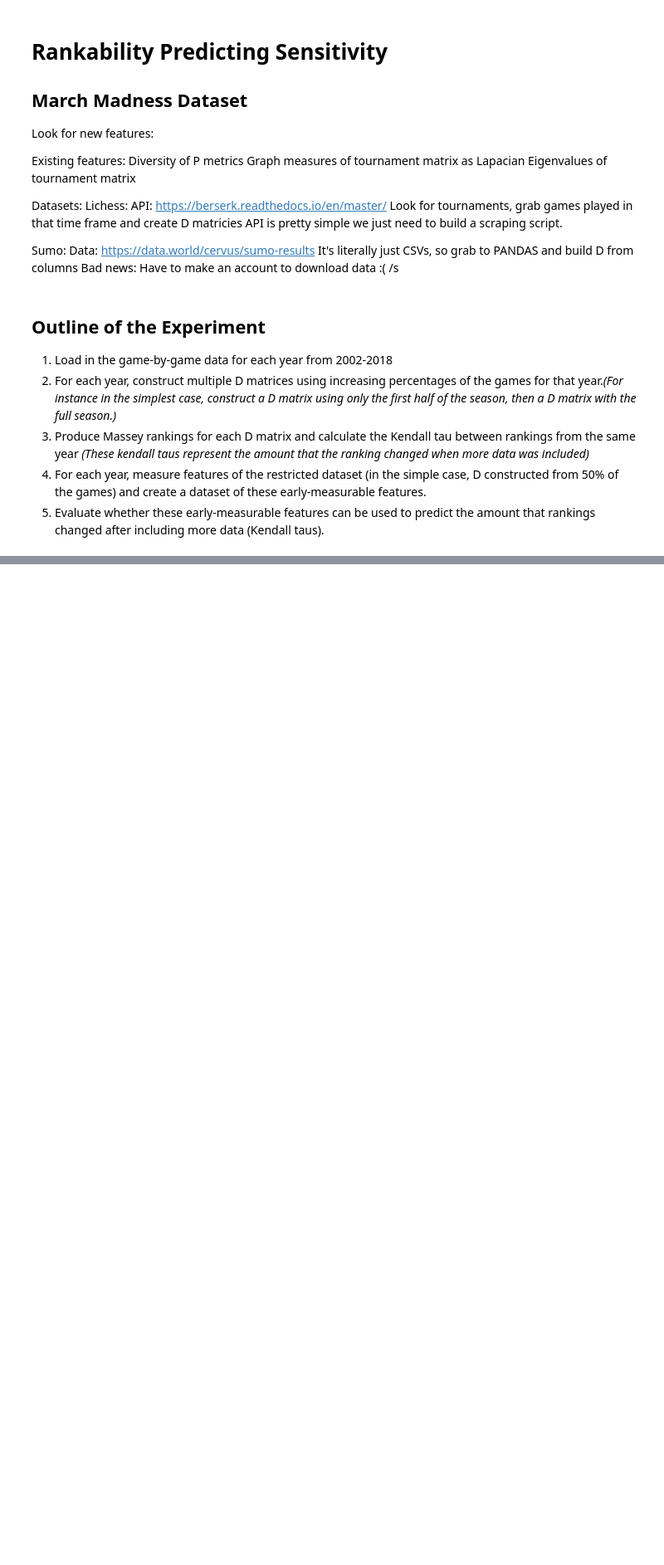
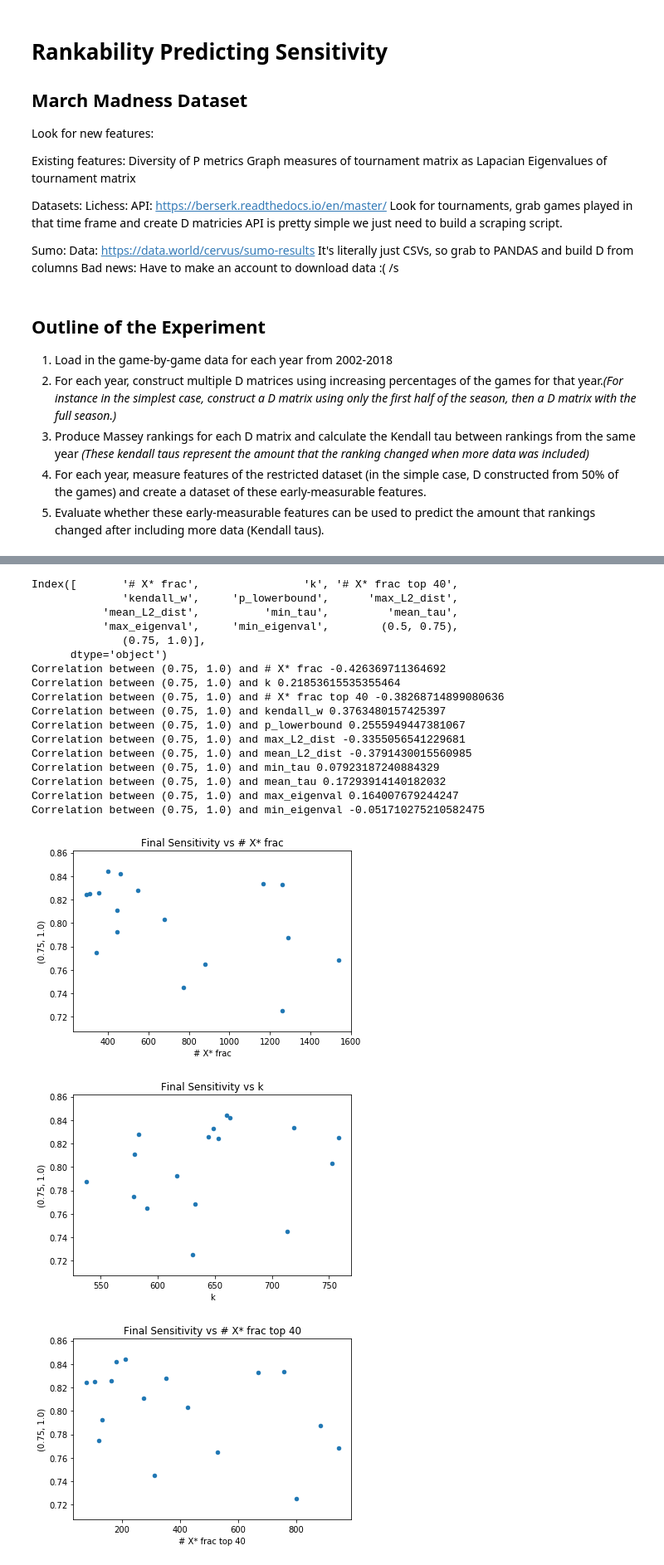
Before and after one commit to IGARDS/sensitivity_study, a Jupyter notebook: experiments/MarchMadness.ipynb, the cells around one changed output, grey strips where cells are left out. Shown at 83% size. Drawn from its saved outputs; the diff is of its cells as text; code cells hidden in the pictures; blank space fills up the shorter version.

Commit message:
tested new features, added linear regressor, added correlation output, added exhaustive feature search, investigating weird outcomes for estimators. There is a weird bug with the estimators atm.

```diff
--- a/experiments/MarchMadness.ipynb
+++ b/experiments/MarchMadness.ipynb
@@ -150,5 +213,5 @@ def get_rankability_results(n_restarts=250):
 
     return pd.DataFrame(results_temp)
 # %%
-rankability_results = get_rankability_results()
+rankability_results = get_rankability_results(n_restarts=2)
 rankability_results
@@ -171,6 +300,8 @@ col_names = [
     'mean_L2_dist',
     'min_tau',
     'mean_tau',
+    'max_eigenval',
+    'min_eigenval',
     'Pair'
 ]
 
@@ -178,7 +309,19 @@ all_score_df = pd.DataFrame(columns=col_names)
 
 c=0
 for year in tqdm(games.keys()):
+    # the support matrix for a pair for a given year
     V = Ds[year][pair_to_predict[0]]
+    # print(V.fillna(0.0))
+    vals, vecs = np.linalg.eig(V.fillna(0.0).to_numpy())
+    determinant = np.prod(vals)
+    trace = np.sum(vals)
+    max_eigenval = np.real(np.max(vals))
+    min_eigenval = np.real(np.min(vals))
+    dsGraph = nx.from_numpy_matrix(V.fillna(0.0).to_numpy())
+
+    # nodesranked = nx.voterank(dsGraph)
+    # print(nodesranked)
+
     rresults = rankability_results.iloc[c,:]
     k = rresults['k']
     details = df_details[c]
@@ -203,6 +346,8 @@ for year in tqdm(games.keys()):
         rresults["mean_L2_dist"],
         rresults["min_tau"],
         rresults["mean_tau"],
+        max_eigenval,
+        min_eigenval,
         pair
     ]
     entry = pd.Series(entry_data,col_names,name=c)
@@ -223,4 +399,28 @@ all_score_df.to_csv("all_score_df.csv")
 # %%
+cdf = all_score_df.fillna(0.0).corr()
+print(cdf.columns)
 for col in all_score_df.columns:
     if col not in pairs:
         all_score_df.plot.scatter(col, pair_to_predict, title="Final Sensitivity vs " + col)
+        print("Correlation between", pair_to_predict, "and", col, cdf[pair_to_predict].loc[col])
+# %% [output]
+Index([       '# X* frac',                'k', '# X* frac top 40',
+              'kendall_w',     'p_lowerbound',      'max_L2_dist',
+           'mean_L2_dist',          'min_tau',         'mean_tau',
+           'max_eigenval',     'min_eigenval',        (0.5, 0.75),
+              (0.75, 1.0)],
+      dtype='object')
+Correlation between (0.75, 1.0) and # X* frac -0.426369711364692
+Correlation between (0.75, 1.0) and k 0.21853615535355464
+Correlation between (0.75, 1.0) and # X* frac top 40 -0.38268714899080636
+Correlation between (0.75, 1.0) and kendall_w 0.3763480157425397
+Correlation between (0.75, 1.0) and p_lowerbound 0.2555949447381067
+Correlation between (0.75, 1.0) and max_L2_dist -0.3355056541229681
+Correlation between (0.75, 1.0) and mean_L2_dist -0.3791430015560985
+Correlation between (0.75, 1.0) and min_tau 0.07923187240884329
+Correlation between (0.75, 1.0) and mean_tau 0.17293914140182032
+Correlation between (0.75, 1.0) and max_eigenval 0.164007679244247
+Correlation between (0.75, 1.0) and min_eigenval -0.051710275210582475
+[figure, added]
+[figure, added]
+[figure, added]
```
Also changed, not shown: parts of 23 cells of this notebook.
